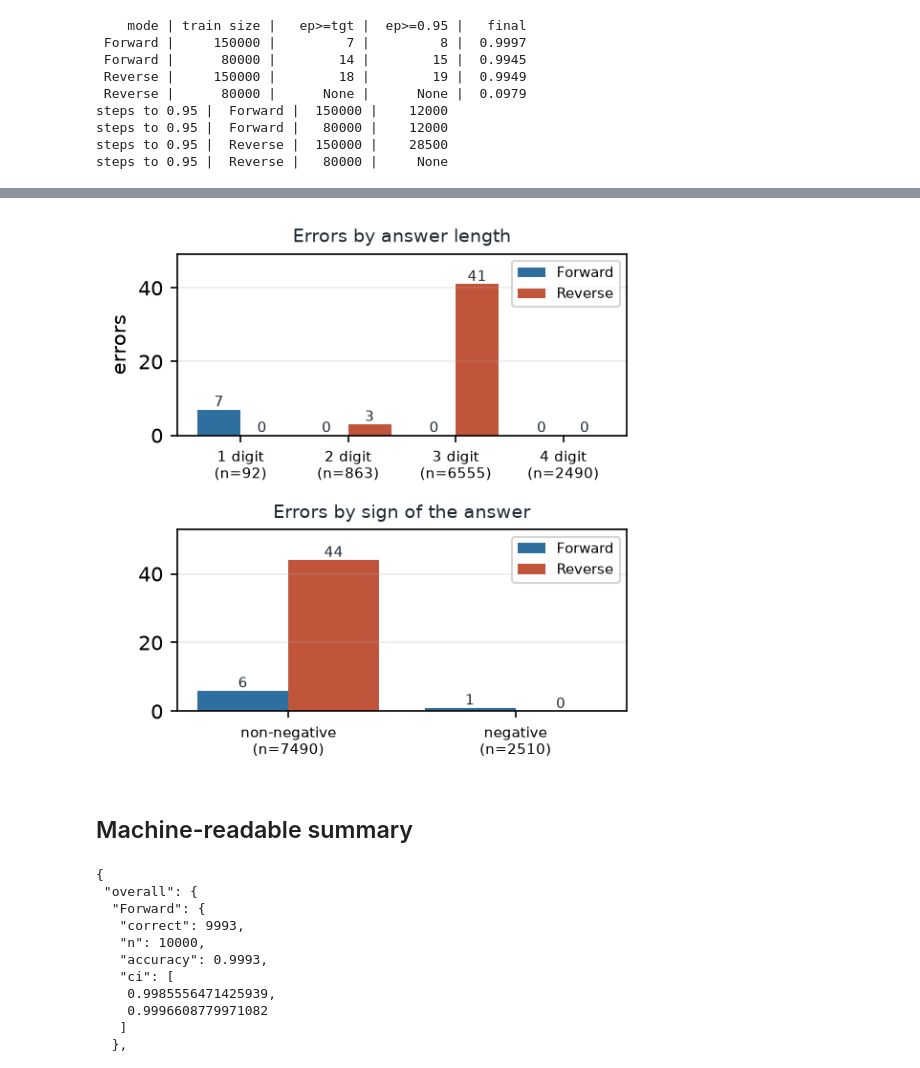
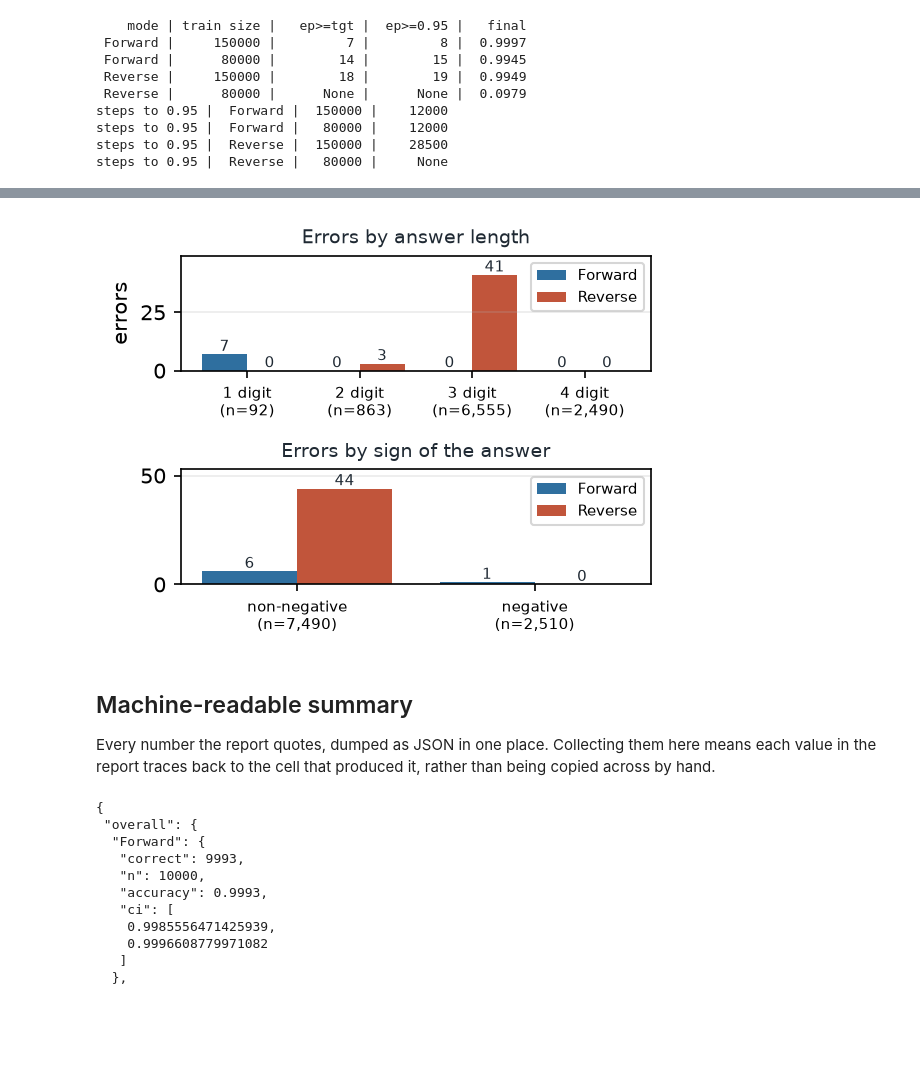
Before and after one commit to KaranR03/AdvancedMachineLearning, a Jupyter notebook: Ass5/Final/project5_code/main_report.ipynb, the cells around one changed output, grey strips where cells are left out. Saved outputs shown, nothing was run; the diff lists cells and outputs as text; code cells hidden in the pictures; blank space fills up the shorter version.

```diff
--- a/Ass5/Final/project5_code/main_report.ipynb
+++ b/Ass5/Final/project5_code/main_report.ipynb
@@ -12,11 +12,10 @@ Run it top to bottom. It takes about a minute on CPU.
 # Same stack as the Week 7 workshop, plus json for the machine readable result dumps.
 import json
 import math
-import os
 import pickle
 import random
 import re
-import time
+
 
 import matplotlib.pyplot as plt
 import numpy as np
@@ -25,7 +24,7 @@ from torch import nn
 from torch.nn import functional as F
 
 # The brief asks for the GPU environment. The model still runs on CPU when no GPU is visible,
-# which is what lets a marker run this notebook on a laptop and get the same answers.
+# so the notebook runs unchanged on a machine without one and gives the same answers.
 device = torch.device("cuda" if torch.cuda.is_available() else "cpu")
 print(f"device : {device}")
 print(f"torch  : {torch.__version__}")
@@ -36,5 +35,7 @@ print(f"numpy  : {np.__version__}")
 SEED = 0
 random.seed(SEED)
 np.random.seed(SEED)
-torch.manual_seed(SEED)
+# Bound to _ because manual_seed returns the Generator it just seeded, and a bare call as the
+# last line of a cell would store that object's repr as an output.
+_ = torch.manual_seed(SEED)
 # %% [output]
@@ -264,8 +270,8 @@ class TransformerModel(nn.Module):
 def generate(model, prompts, new_tokens=6):
     """Greedy autoregressive decoding: append the arg max token, then feed it back in.
 
-    Greedy rather than sampled, so the evaluation is deterministic and a marker re-running this
-    notebook on different hardware gets the same predictions.
+    Greedy rather than sampled, so decoding is deterministic: re-running this notebook on
+    different hardware gives the same predictions.
     """
     input_tensor = prompts.to(device)
     for _ in range(new_tokens):
@@ -875,7 +954,9 @@ plt.show()
 # %%
 # Figure 2: the same errors cut by how long the answer is and whether it is negative, which is
 # the axis the brief calls "longer strings".
-fig, axes = plt.subplots(2, 1, figsize=(3.9, 4.0), dpi=150)
+# Placed in a single column at 3.47 in against a native 3.8, so the scale here is about 0.91
+# and 7 pt renders near 6.4 pt. The height is trimmed to what two small bar panels need.
+fig, axes = plt.subplots(2, 1, figsize=(3.9, 3.0), dpi=150)
 
 # Left panel: how long the answer is. Right panel: whether it is negative, which is the
 # only case carrying a sign token and the only one reverse mode emits last.
@@ -890,36 +971,38 @@ for xi, k in zip(x, digit_rows):
                  fontsize=7, color=INK)
 # The count above the tallest bar is drawn upwards from it, so the axis needs headroom of
 # its own or that label lands on the frame.
 axes[0].set_ylim(0, max(max(length_rows[k][1], length_rows[k][2]) for k in digit_rows) * 1.2)
 axes[0].set_xticks(x)
-axes[0].set_xticklabels([f"{k}\n(n={length_rows[k][0]})" for k in digit_rows], fontsize=7)
+axes[0].set_xticklabels([f"{k}\n(n={length_rows[k][0]:,})" for k in digit_rows], fontsize=7)
 axes[0].set_ylabel("errors")
 axes[0].grid(alpha=0.25, axis="y")
 axes[0].legend(fontsize=7)
 axes[0].set_title("Errors by answer length", fontsize=9, color=INK)
 
 # Counts are labelled on every bar so the figure carries its own numbers.
 sign_rows = ["non-negative", "negative"]
 x = np.arange(len(sign_rows))
 axes[1].bar(x - 0.2, [length_rows[k][1] for k in sign_rows], 0.4, color=ACCENT, label="Forward")
 axes[1].bar(x + 0.2, [length_rows[k][2] for k in sign_rows], 0.4, color=WARM, label="Reverse")
 for xi, k in zip(x, sign_rows):
     axes[1].text(xi - 0.2, length_rows[k][1], str(length_rows[k][1]), ha="center", va="bottom",
                  fontsize=7, color=INK)
     axes[1].text(xi + 0.2, length_rows[k][2], str(length_rows[k][2]), ha="center", va="bottom",
                  fontsize=7, color=INK)
 axes[1].set_ylim(0, max(max(length_rows[k][1], length_rows[k][2]) for k in sign_rows) * 1.2)
 axes[1].set_xticks(x)
-axes[1].set_xticklabels([f"{k}\n(n={length_rows[k][0]})" for k in sign_rows], fontsize=7)
+axes[1].set_xticklabels([f"{k}\n(n={length_rows[k][0]:,})" for k in sign_rows], fontsize=7)
 axes[1].grid(alpha=0.25, axis="y")
 axes[1].legend(fontsize=7)
 axes[1].set_title("Errors by sign of the answer", fontsize=9, color=INK)
 
 plt.tight_layout()
 plt.savefig("figure_2_by_length.pdf", bbox_inches="tight")
 plt.show()
 # %% [output]
-[figure, old version]
+[figure, new version]
 # %% [markdown]
 ## Machine-readable summary
+
+Every number the report quotes, dumped as JSON in one place. Collecting them here means each value in the report traces back to the cell that produced it, rather than being copied across by hand.
 # %%
```
Also changed, not shown: parts of 23 cells of this notebook, 15 other files.
